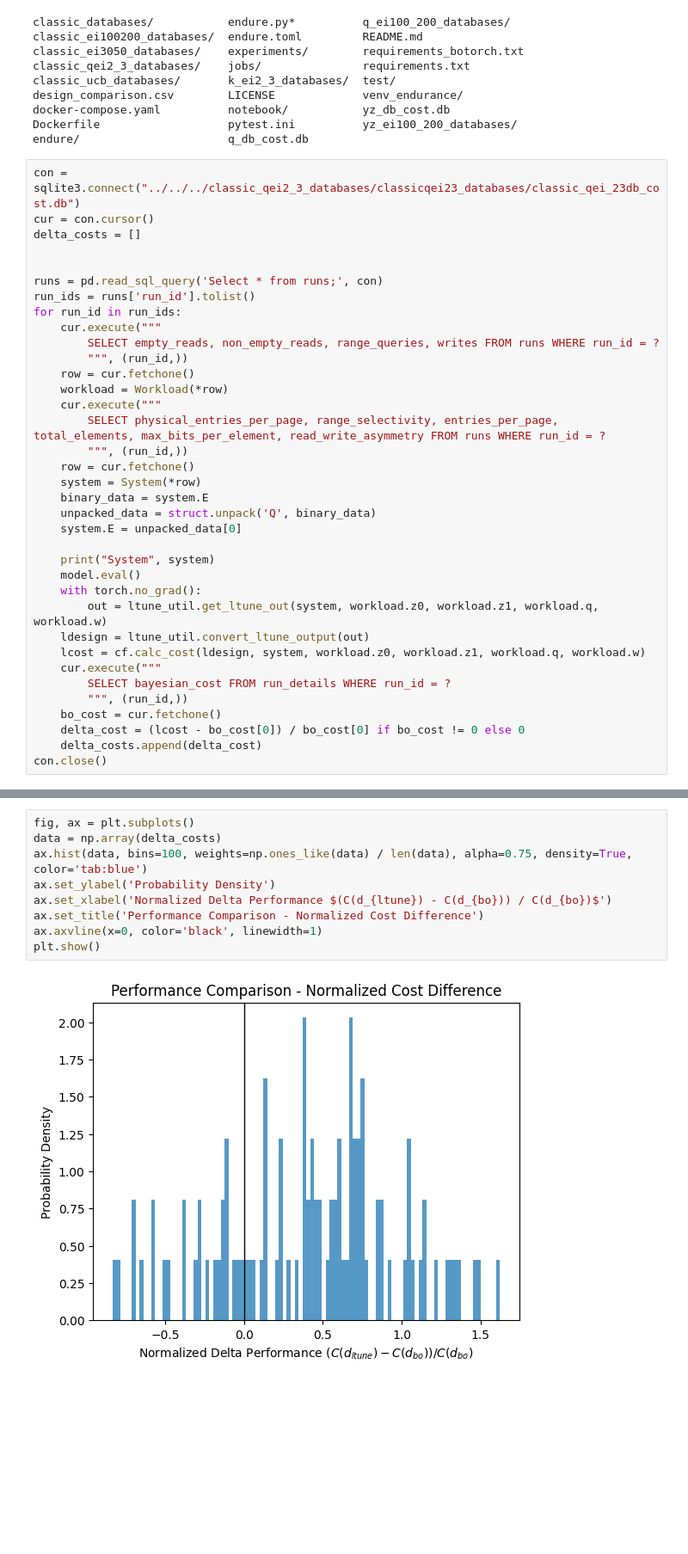
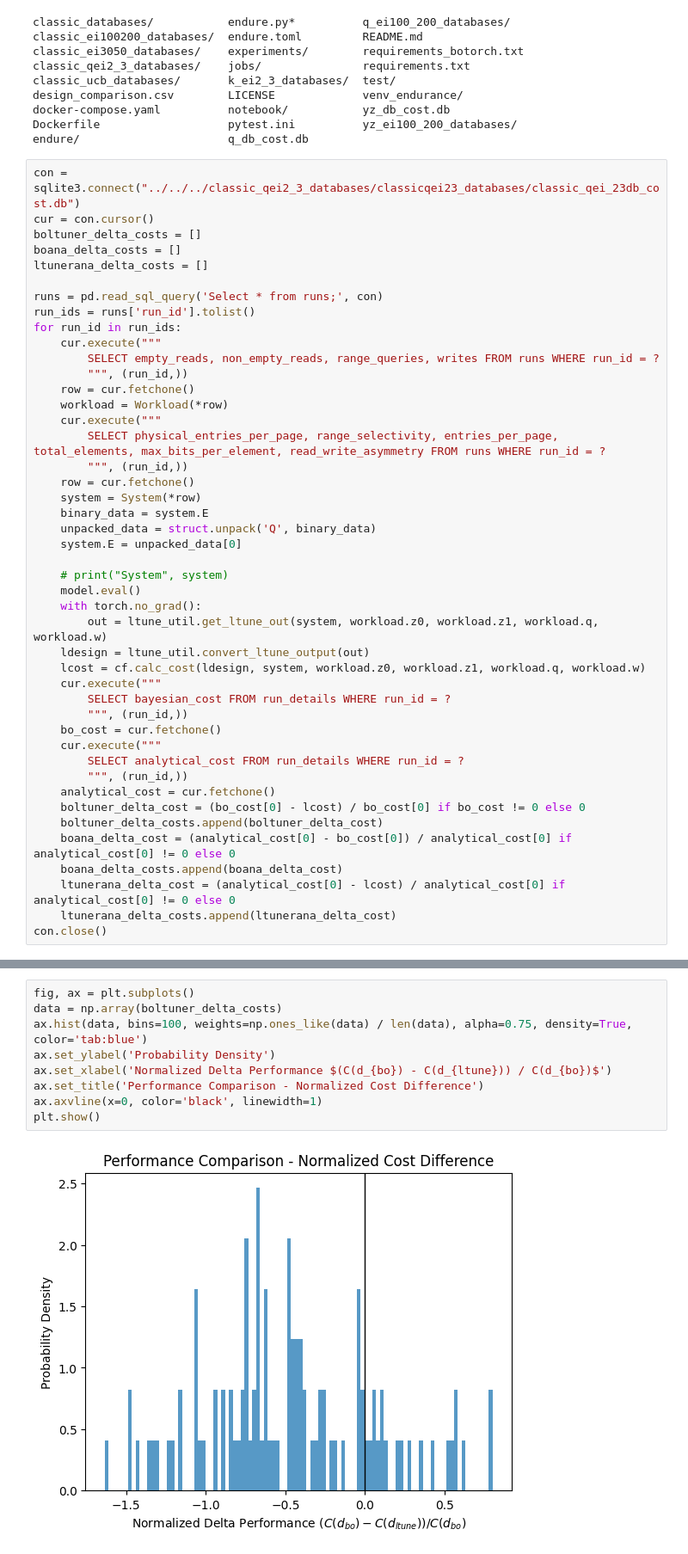
Before and after one commit to ephoris/endure-jupyter, a Jupyter notebook: experiments/LearnedLtunevsBO.ipynb, the cells around one changed output, grey strips where cells are left out. Shown at 86% size. Saved outputs shown, nothing was run; the diff lists cells and outputs as text; blank space fills up the shorter version.

```diff
--- a/experiments/LearnedLtunevsBO.ipynb
+++ b/experiments/LearnedLtunevsBO.ipynb
@@ -79,8 +105,9 @@ endure/                      q_db_cost.db
 # %%
 con = sqlite3.connect("../../../classic_qei2_3_databases/classicqei23_databases/classic_qei_23db_cost.db")
 cur = con.cursor()
-delta_costs = []
-
+boltuner_delta_costs = []
+boana_delta_costs = []
+ltunerana_delta_costs = []
 
 runs = pd.read_sql_query('Select * from runs;', con)
 run_ids = runs['run_id'].tolist()
@@ -99,7 +126,7 @@ for run_id in run_ids:
     unpacked_data = struct.unpack('Q', binary_data)
     system.E = unpacked_data[0]
 
-    print("System", system)
+    # print("System", system)
     model.eval()
     with torch.no_grad():
         out = ltune_util.get_ltune_out(system, workload.z0, workload.z1, workload.q, workload.w)
@@ -109,6 +136,14 @@ for run_id in run_ids:
         SELECT bayesian_cost FROM run_details WHERE run_id = ?
         """, (run_id,))
     bo_cost = cur.fetchone()
-    delta_cost = (lcost - bo_cost[0]) / bo_cost[0] if bo_cost != 0 else 0
-    delta_costs.append(delta_cost)
+    cur.execute("""
+        SELECT analytical_cost FROM run_details WHERE run_id = ?
+        """, (run_id,))
+    analytical_cost = cur.fetchone()
+    boltuner_delta_cost = (bo_cost[0] - lcost) / bo_cost[0] if bo_cost != 0 else 0
+    boltuner_delta_costs.append(boltuner_delta_cost)
+    boana_delta_cost = (analytical_cost[0] - bo_cost[0]) / analytical_cost[0] if analytical_cost[0] != 0 else 0
+    boana_delta_costs.append(boana_delta_cost)
+    ltunerana_delta_cost = (analytical_cost[0] - lcost) / analytical_cost[0] if analytical_cost[0] != 0 else 0
+    ltunerana_delta_costs.append(ltunerana_delta_cost)
 con.close()
@@ -133,11 +150,11 @@ System System(E=8192, s=5.196537680222763e-08, B=4, N=574222947, H=11.0507847282
 # %%
 fig, ax = plt.subplots()
-data = np.array(delta_costs)
+data = np.array(boltuner_delta_costs)
 ax.hist(data, bins=100, weights=np.ones_like(data) / len(data), alpha=0.75, density=True, color='tab:blue')
 ax.set_ylabel('Probability Density')
-ax.set_xlabel('Normalized Delta Performance $(C(d_{ltune}) - C(d_{bo})) / C(d_{bo})$')
+ax.set_xlabel('Normalized Delta Performance $(C(d_{bo}) - C(d_{ltune})) / C(d_{bo})$')
 ax.set_title('Performance Comparison - Normalized Cost Difference')
 ax.axvline(x=0, color='black', linewidth=1)
 plt.show()
 # %% [output]
-[figure, old version]
+[figure, new version]
```
Also changed, not shown: parts of 5 cells of this notebook, 1 other file.
